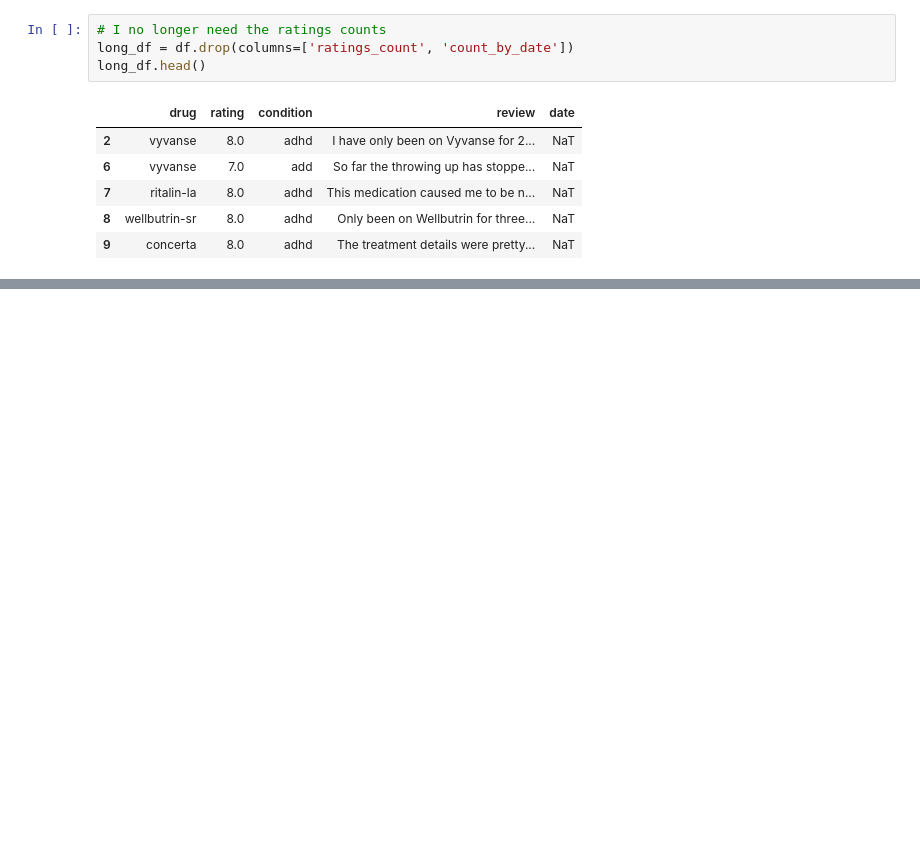
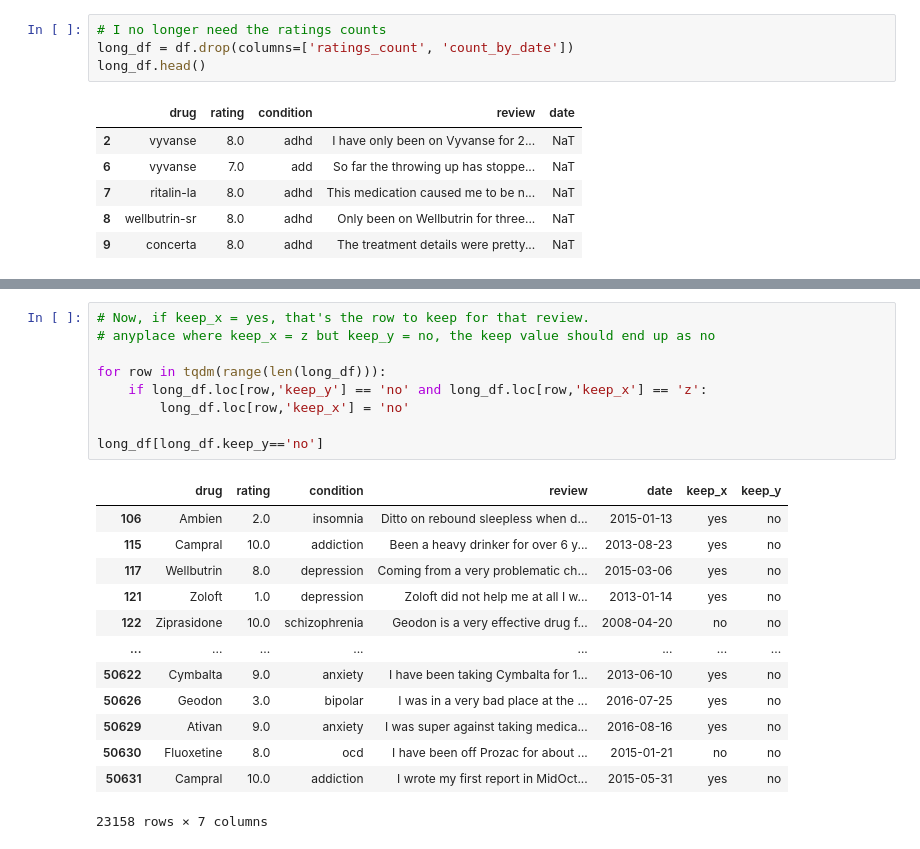
Before and after one commit to fractaldatalearning/psychedelic_efficacy, a Jupyter notebook: notebooks/3-kl-studies-early-eda-parse.ipynb, the cells around one changed output, grey strips where cells are left out. Drawn from its saved outputs; the diff is of its cells as text; blank space fills up the shorter version.

```diff
--- a/notebooks/2-kl-studies-early-eda-parse.ipynb
+++ b/notebooks/3-kl-studies-early-eda-parse.ipynb
@@ -836,0 +1037,23 @@ grouped_to_keep
+# %%
+# Now, if keep_x = yes, that's the row to keep for that review.
+# anyplace where keep_x = z but keep_y = no, the keep value should end up as no
+
+for row in tqdm(range(len(long_df))):
+    if long_df.loc[row,'keep_y'] == 'no' and long_df.loc[row,'keep_x'] == 'z':
+        long_df.loc[row,'keep_x'] = 'no'
+
+long_df[long_df.keep_y=='no']
+# %% [output]
+|  | drug | rating | condition | review | date | keep_x | keep_y |
+| 106 | Ambien | 2.0 | insomnia | Ditto on rebound sleepless when d... | 2015-01-13 | yes | no |
+| 115 | Campral | 10.0 | addiction | Been a heavy drinker for over 6 y... | 2013-08-23 | yes | no |
+| 117 | Wellbutrin | 8.0 | depression | Coming from a very problematic ch... | 2015-03-06 | yes | no |
+| 121 | Zoloft | 1.0 | depression | Zoloft did not help me at all I w... | 2013-01-14 | yes | no |
+| 122 | Ziprasidone | 10.0 | schizophrenia | Geodon is a very effective drug f... | 2008-04-20 | no | no |
+| ... | ... | ... | ... | ... | ... | ... | ... |
+| 50622 | Cymbalta | 9.0 | anxiety | I have been taking Cymbalta for 1... | 2013-06-10 | yes | no |
+| 50626 | Geodon | 3.0 | bipolar | I was in a very bad place at the ... | 2016-07-25 | yes | no |
+| 50629 | Ativan | 9.0 | anxiety | I was super against taking medica... | 2016-08-16 | yes | no |
+| 50630 | Fluoxetine | 8.0 | ocd | I have been off Prozac for about ... | 2015-01-21 | no | no |
+| 50631 | Campral | 10.0 | addiction | I wrote my first report in MidOct... | 2015-05-31 | yes | no |
+23158 rows × 7 columns
```
Also changed, not shown: parts of 78 cells of this notebook, 2 other files.
